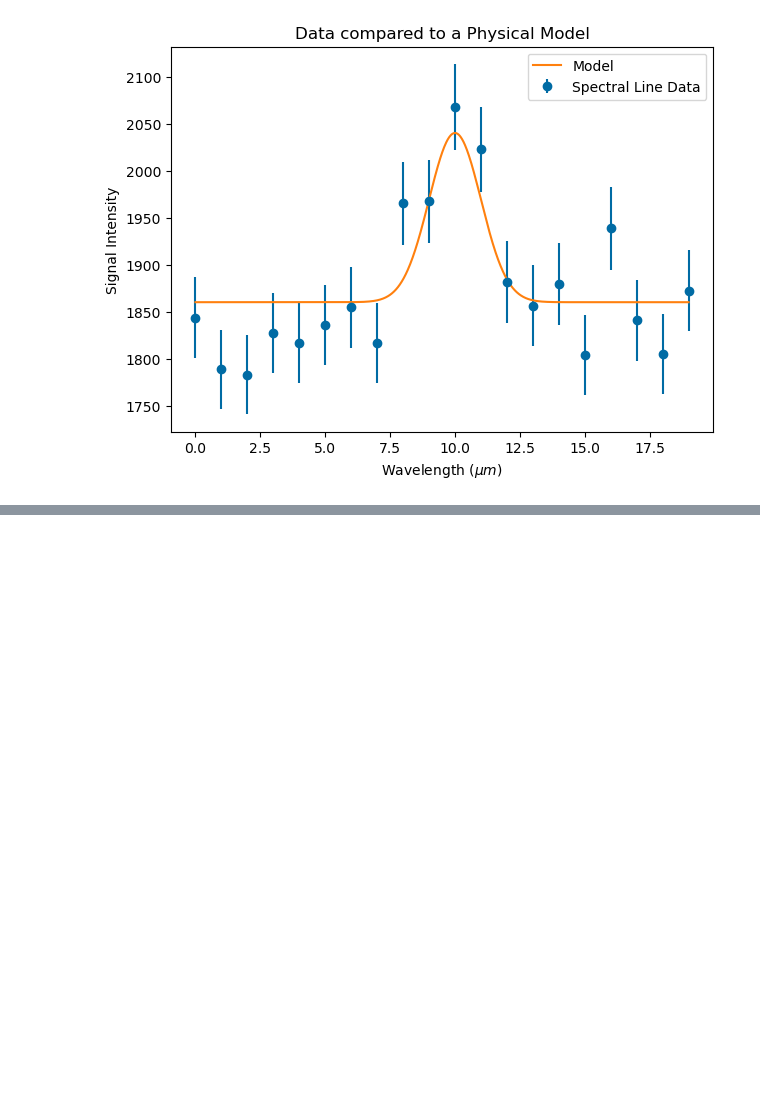
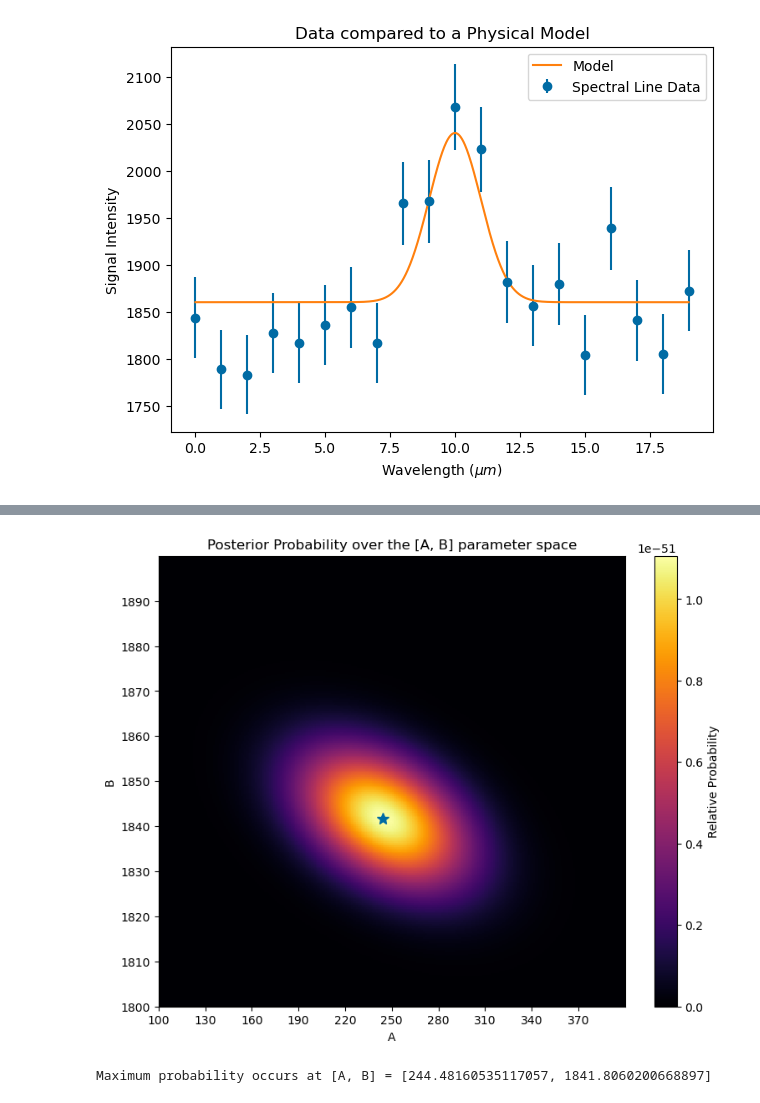
Before and after one commit to cimonaghan/phys3051, a Jupyter notebook: Assignment1/Assignment 1.ipynb, the cells around one changed output, grey strips where cells are left out. Drawn from its saved outputs; the diff is of its cells as text; code cells hidden in the pictures; blank space fills up the shorter version.

```diff
--- a/Assignment1/Assignment 1.ipynb
+++ b/Assignment1/Assignment 1.ipynb
@@ -37,0 +105,30 @@ plt.show()
+# %%
+A_grid_small = np.linspace(100, 400, 300)
+B_grid_small = np.linspace(1800, 1900, 300)
+
+posterior_grid_small = np.zeros((300,300), dtype=float)
+
+for j in tqdm.tqdm(range(len(B_grid_small))):
+    for i in range(len(A_grid_small)):
+        posterior_grid_small[j][i] = posterior(x_data, y_data, [A_grid_small[i],B_grid_small[j]], np.sqrt(y_data))
+
+max_prob_coords = np.unravel_index(posterior_grid_small.argmax(), posterior_grid_small.shape)
+B_best = B_grid_small[max_prob_coords[0]]
+A_best = A_grid_small[max_prob_coords[1]]
+max_prob_values = [A_best, B_best]
+
+plt.figure(figsize = (9,7))
+plt.pcolormesh(posterior_grid_small, cmap = 'inferno')
+plt.plot(max_prob_coords[1], max_prob_coords[0], '*', ms=10)
+plt.xlabel("A")
+plt.xticks(np.arange(0,300,30), labels=np.arange(100, 400, 30))
+plt.ylabel("B")
+plt.yticks(np.arange(0,300,30), labels=np.arange(1800, 1900, 10))
+plt.title("Posterior Probability over the [A, B] parameter space")
+plt.colorbar(label = 'Relative Probability')
+plt.show()
+
+print('Maximum probability occurs at [A, B] = ' + str(max_prob_values))
+# %% [output]
+[figure, added]
+Maximum probability occurs at [A, B] = [244.48160535117057, 1841.8060200668897]
```
Also changed, not shown: parts of 7 cells of this notebook, 1 other file.
